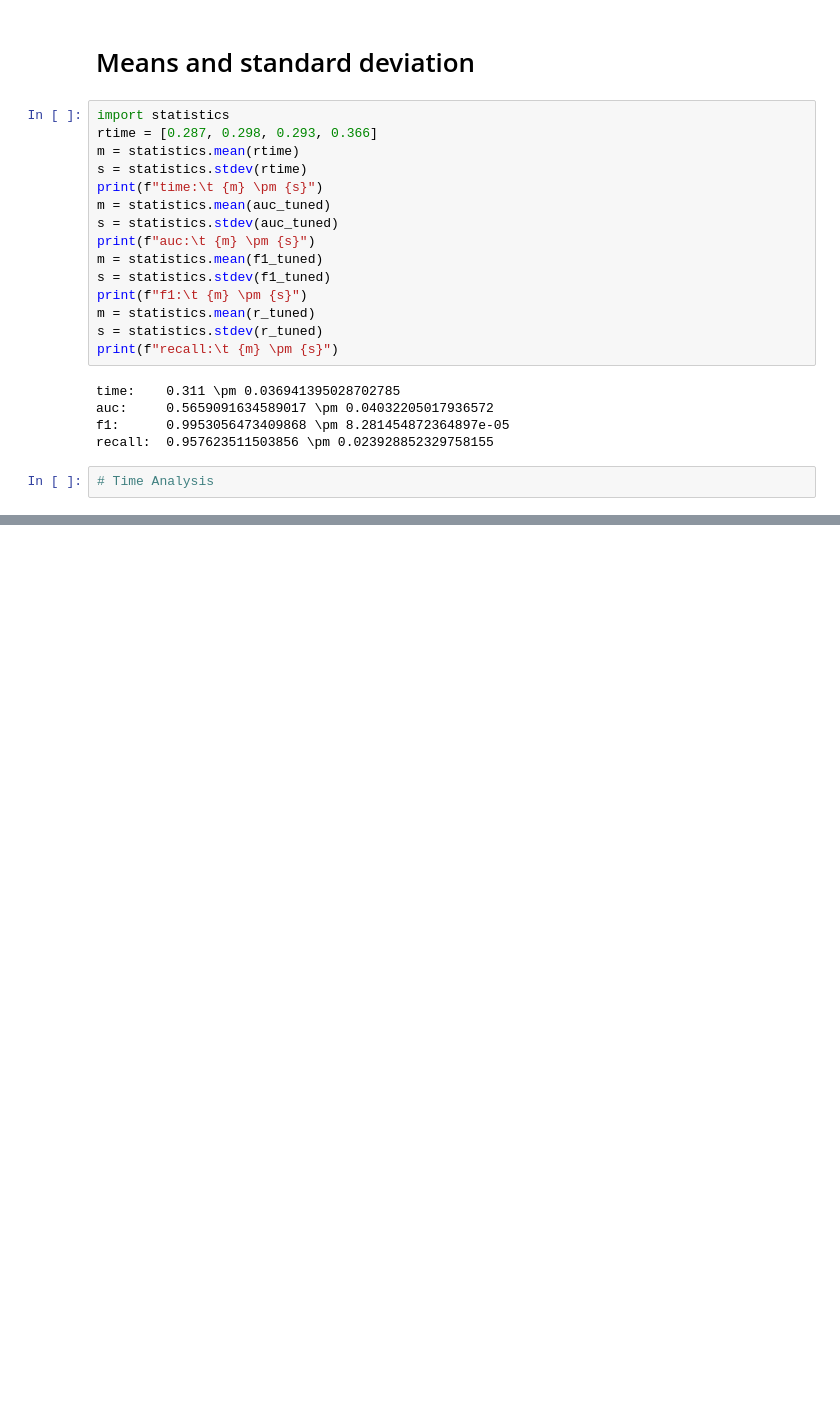
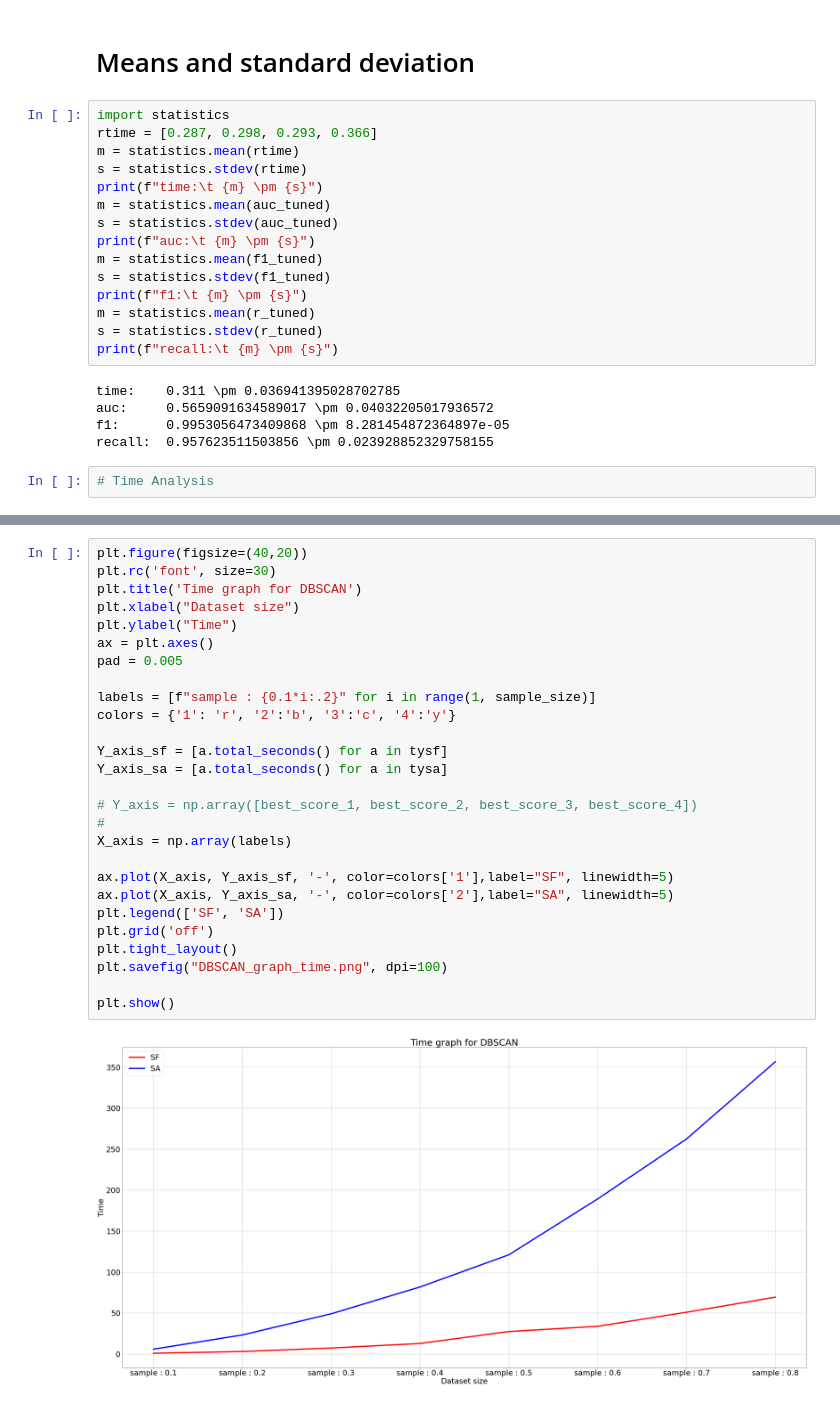
Before and after one commit to Thanhphan1147/kddcup_benchmark, a Jupyter notebook: notebook/Trainning DBSCAN.ipynb, the cells around one changed output, grey strips where cells are left out. Drawn from its saved outputs; the diff is of its cells as text; blank space fills up the shorter version.

Commit message:
time analysis

```diff
--- a/notebook/Trainning DBSCAN.ipynb
+++ b/notebook/Trainning DBSCAN.ipynb
@@ -493,0 +516,29 @@ plt.show()
+# %%
+plt.figure(figsize=(40,20))
+plt.rc('font', size=30)
+plt.title('Time graph for DBSCAN')
+plt.xlabel("Dataset size")
+plt.ylabel("Time")
+ax = plt.axes()
+pad = 0.005
+
+labels = [f"sample : {0.1*i:.2}" for i in range(1, sample_size)]
+colors = {'1': 'r', '2':'b', '3':'c', '4':'y'}
+
+Y_axis_sf = [a.total_seconds() for a in tysf]
+Y_axis_sa = [a.total_seconds() for a in tysa]
+
+# Y_axis = np.array([best_score_1, best_score_2, best_score_3, best_score_4])
+#
+X_axis = np.array(labels)
+
+ax.plot(X_axis, Y_axis_sf, '-', color=colors['1'],label="SF", linewidth=5)
+ax.plot(X_axis, Y_axis_sa, '-', color=colors['2'],label="SA", linewidth=5)
+plt.legend(['SF', 'SA'])
+plt.grid('off')
+plt.tight_layout()
+plt.savefig("DBSCAN_graph_time.png", dpi=100)
+
+plt.show()
+# %% [output]
+[figure, added]
```
Also changed, not shown: parts of 1 cell of this notebook, 4 other files.
